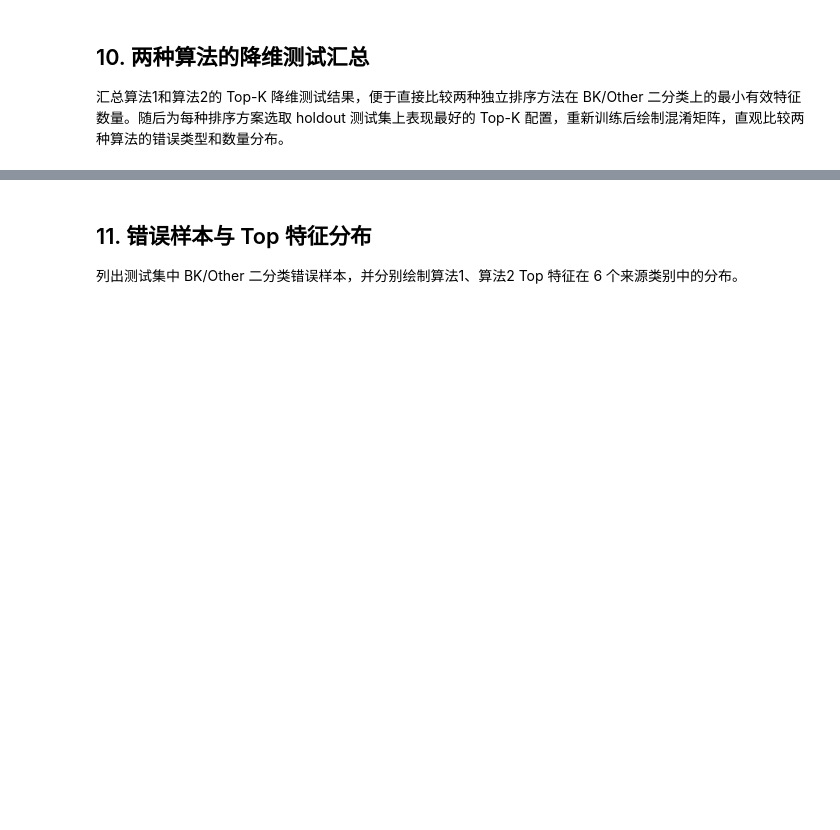
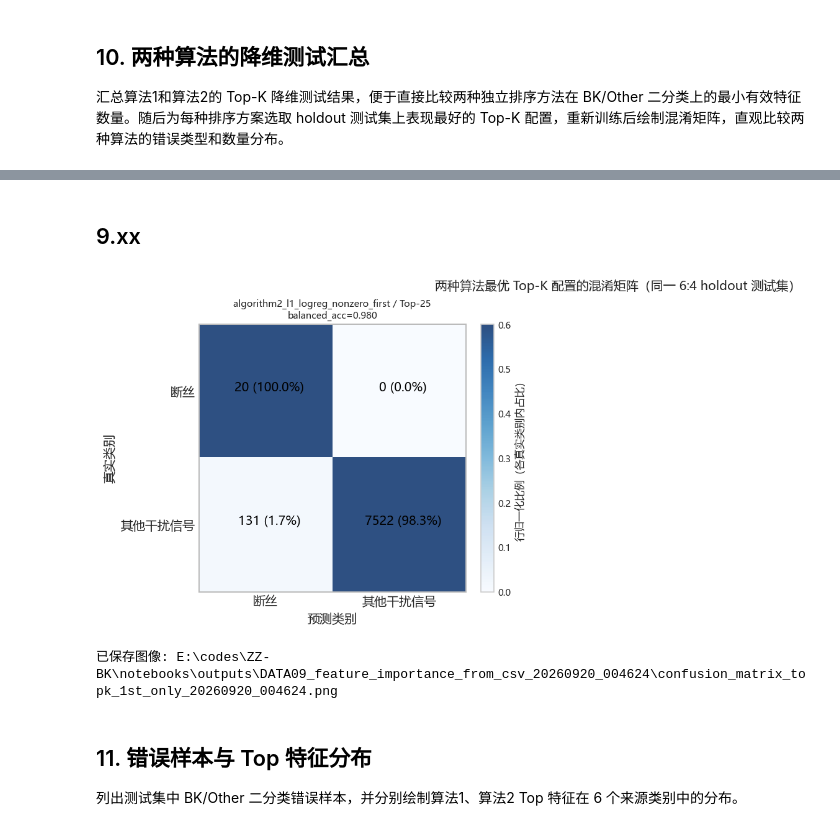
Before and after one commit to chyiever/wk-zz, a Jupyter notebook: notebooks/DATA09_feature_importance_30ms_analysis.ipynb, the cells around one changed output, grey strips where cells are left out. Cells and saved outputs as stored; diff of their text form; code cells hidden in the pictures; blank space fills up the shorter version.

```diff
--- a/notebooks/DATA09_feature_importance_30ms_analysis.ipynb
+++ b/notebooks/DATA09_feature_importance_30ms_analysis.ipynb
@@ -1720,0 +1758,71 @@ print(f'已保存图像: {topk_confusion_plot_path}')
+# %% [markdown]
+## 9.xx
+# %%
+n_cols = 3
+
+n_plot_rows = 2
+
+fig, axes = plt.subplots(n_plot_rows, n_cols, figsize=(4.6 * n_cols, 4.2 * n_plot_rows), squeeze=False, layout='constrained')
+
+all_axes = axes.ravel()
+
+# 全部子图默认隐藏
+for ax in all_axes:
+    ax.set_visible(False)
+
+# ===== 手动输入：第一个 method（algorithm2_l1_logreg_nonzero_first）的混淆矩阵数据 =====
+method_label = 'algorithm2_l1_logreg_nonzero_first'
+best_k = 25
+best_bacc = 0.98
+cm_values = np.array([
+    [20, 0],
+    [131, 7522],
+])
+cm_norm_values = cm_values / cm_values.sum(axis=1, keepdims=True)
+
+new_class_names = ['断丝', '其他干扰信号']
+n_classes = len(new_class_names)
+
+ax = all_axes[0]
+ax.set_visible(True)
+
+# ========== 颜色调浅关键修改 ==========
+im = ax.imshow(cm_norm_values, cmap='Blues', vmin=0.0, vmax=0.6, alpha=0.85)
+
+ax.set_xticks(np.arange(n_classes), labels=new_class_names, fontsize=12)
+ax.set_yticks(np.arange(n_classes), labels=new_class_names, fontsize=12)
+ax.set_xlabel('预测类别', fontsize=12)
+ax.set_ylabel('真实类别', fontsize=12)
+ax.set_title(f'{method_label} / Top-{best_k}\nbalanced_acc={best_bacc:.3f}', fontsize=9)
+
+# 关闭内部十字网格；只保留矩阵外边框，边框浅灰
+ax.grid(False)
+for spine in ax.spines.values():
+    spine.set_visible(True)
+    spine.set_color("#bbbbbb")
+    spine.set_linewidth(1.2)
+
+# 文字轻微偏移，避开网格线
+text_shift = 0.03
+for i in range(n_classes):
+    for j in range(n_classes):
+        cell_count = int(cm_values[i, j])
+        cell_ratio = cm_norm_values[i, j]
+        ax.text(j + text_shift, i - text_shift,
+                f'{cell_count} ({cell_ratio:.1%})',
+                ha='center', va='center', color='black', fontsize=12)
+
+# colorbar只绑定当前单个子图
+fig.colorbar(im, ax=ax, label='行归一化比例（各真实类别内占比）')
+
+fig.suptitle('两种算法最优 Top-K 配置的混淆矩阵（同一 6:4 holdout 测试集）', fontsize=12)
+
+topk_confusion_plot_path = OUTPUT_ROOT / f'confusion_matrix_topk_1st_only_{RUN_TIMESTAMP}.png'
+
+plt.savefig(topk_confusion_plot_path, dpi=300)
+plt.show()
+
+print(f'已保存图像: {topk_confusion_plot_path}')
+# %% [output]
+[figure, added]
+已保存图像: E:\codes\ZZ-BK\notebooks\outputs\DATA09_feature_importance_from_csv_20260920_004624\confusion_matrix_topk_1st_only_20260920_004624.png
```
Also changed, not shown: parts of 12 cells of this notebook, 18 other files.
